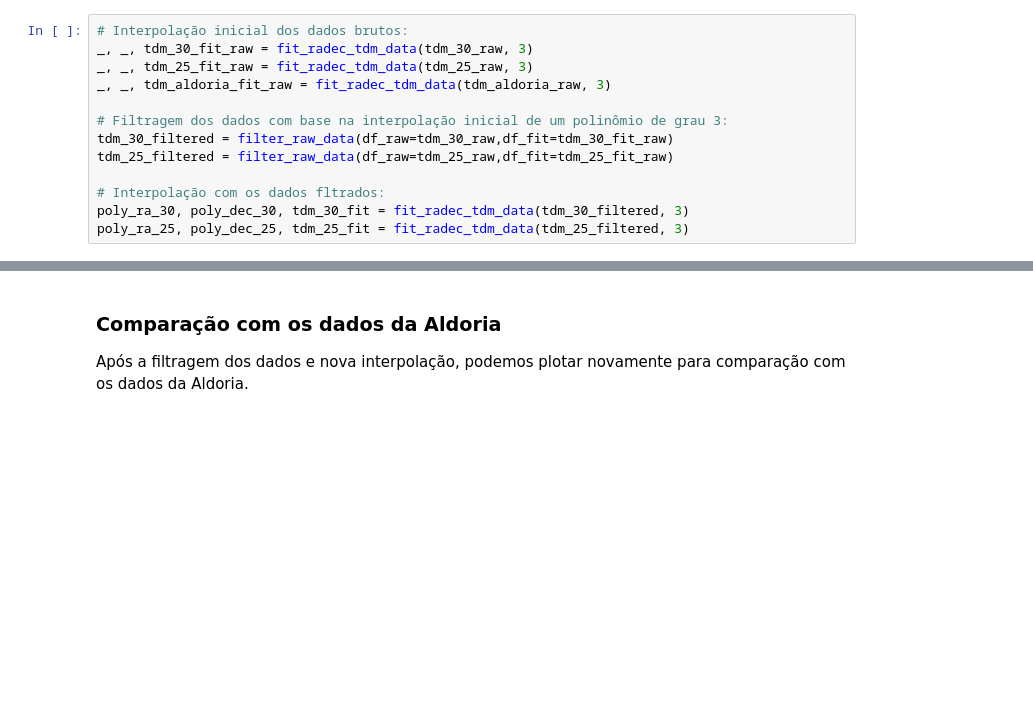
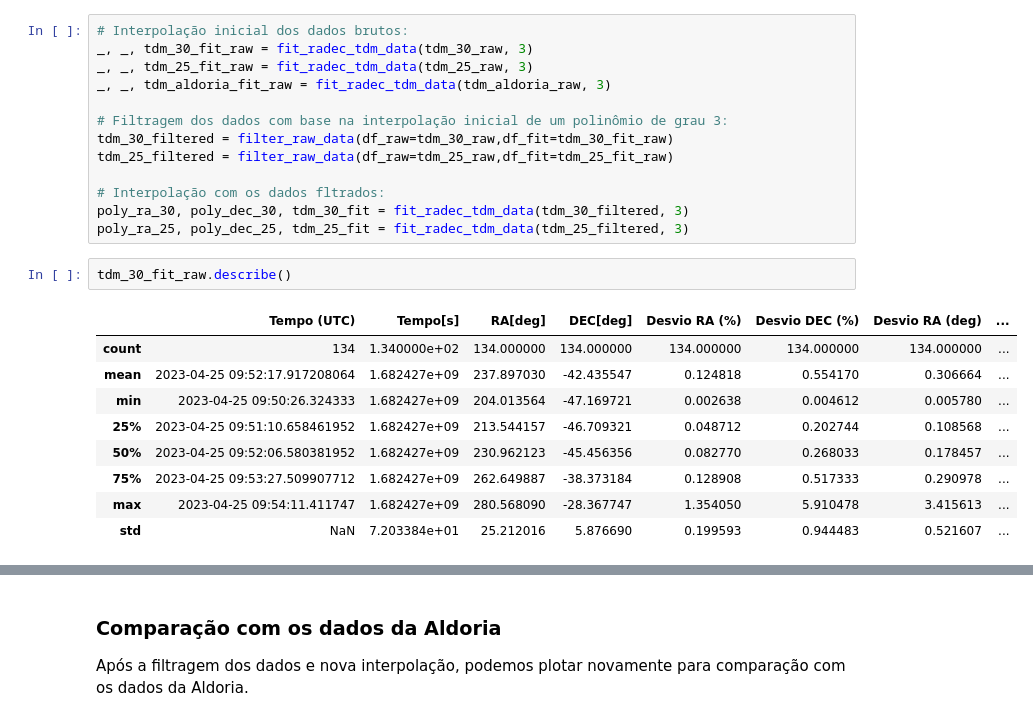
Before and after one commit to Rafa1914/spacepykit, a Jupyter notebook: data-exploration-notebook.ipynb, the cells around one changed output, grey strips where cells are left out. Drawn from its saved outputs; the diff is of its cells as text; blank space fills up the shorter version.

```diff
--- a/data-exploration-notebook.ipynb
+++ b/data-exploration-notebook.ipynb
@@ -145,3 +145,15 @@ tdm_25_filtered = filter_raw_data(df_raw=tdm_25_raw,df_fit=tdm_25_fit_raw)
 # Interpolação com os dados fltrados:
 poly_ra_30, poly_dec_30, tdm_30_fit = fit_radec_tdm_data(tdm_30_filtered, 3)
 poly_ra_25, poly_dec_25, tdm_25_fit = fit_radec_tdm_data(tdm_25_filtered, 3)
+# %%
+tdm_30_fit_raw.describe()
+# %% [output]
+|  | Tempo (UTC) | Tempo[s] | RA[deg] | DEC[deg] | Desvio RA (%) | Desvio DEC (%) | Desvio RA (deg) | ... |
+| count | 134 | 1.340000e+02 | 134.000000 | 134.000000 | 134.000000 | 134.000000 | 134.000000 | ... |
+| mean | 2023-04-25 09:52:17.917208064 | 1.682427e+09 | 237.897030 | -42.435547 | 0.124818 | 0.554170 | 0.306664 | ... |
+| min | 2023-04-25 09:50:26.324333 | 1.682427e+09 | 204.013564 | -47.169721 | 0.002638 | 0.004612 | 0.005780 | ... |
+| 25% | 2023-04-25 09:51:10.658461952 | 1.682427e+09 | 213.544157 | -46.709321 | 0.048712 | 0.202744 | 0.108568 | ... |
+| 50% | 2023-04-25 09:52:06.580381952 | 1.682427e+09 | 230.962123 | -45.456356 | 0.082770 | 0.268033 | 0.178457 | ... |
+| 75% | 2023-04-25 09:53:27.509907712 | 1.682427e+09 | 262.649887 | -38.373184 | 0.128908 | 0.517333 | 0.290978 | ... |
+| max | 2023-04-25 09:54:11.411747 | 1.682427e+09 | 280.568090 | -28.367747 | 1.354050 | 5.910478 | 3.415613 | ... |
+| std | NaN | 7.203384e+01 | 25.212016 | 5.876690 | 0.199593 | 0.944483 | 0.521607 | ... |
```
Also changed, not shown: parts of 11 cells of this notebook, 1 other file.
